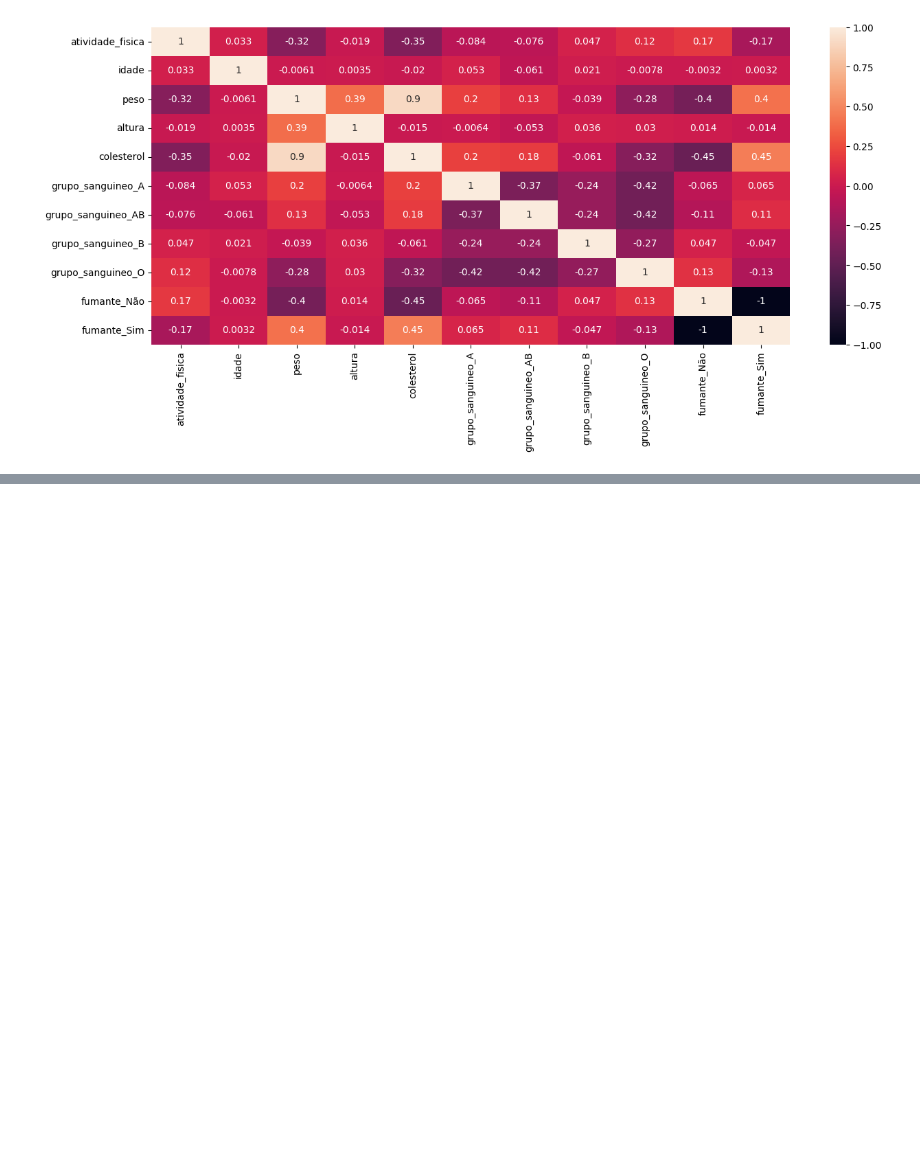
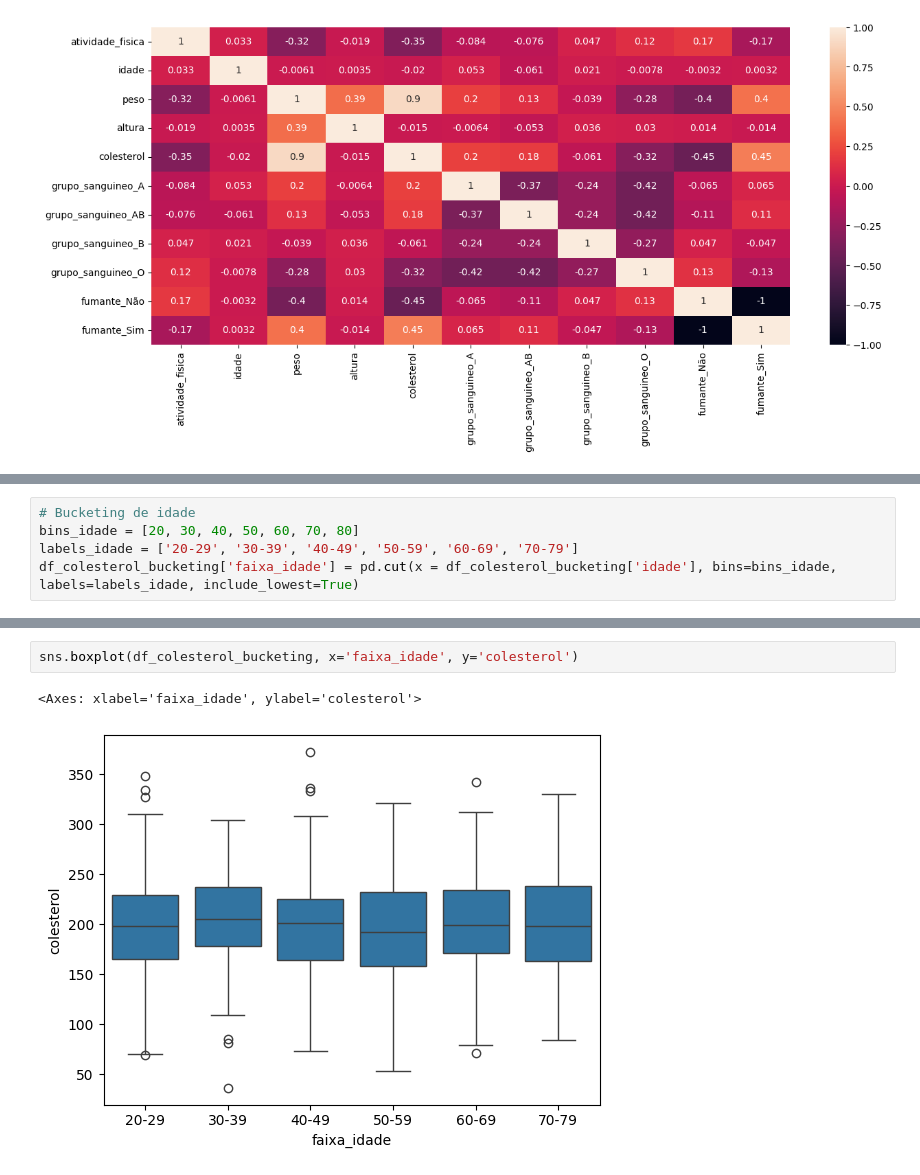
Before and after one commit to denniscosta13/inteligencia_artificial, a Jupyter notebook: mult_linear_reg/modelo_colesterol.ipynb, the cells around one changed output, grey strips where cells are left out. Cells and saved outputs as stored; diff of their text form; blank space fills up the shorter version.

```diff
--- a/mult_linear_reg/modelo_colesterol.ipynb
+++ b/mult_linear_reg/modelo_colesterol.ipynb
@@ -261,0 +265,5 @@ sns.heatmap(df_colesterol_eda.corr()[['colesterol']].sort_values(by='colesterol'
+# %%
+# Bucketing de idade
+bins_idade = [20, 30, 40, 50, 60, 70, 80]
+labels_idade = ['20-29', '30-39', '40-49', '50-59', '60-69', '70-79']
+df_colesterol_bucketing['faixa_idade'] = pd.cut(x = df_colesterol_bucketing['idade'], bins=bins_idade, labels=labels_idade, include_lowest=True)
@@ -261,0 +284,5 @@ sns.heatmap(df_colesterol_eda.corr()[['colesterol']].sort_values(by='colesterol'
+# %%
+sns.boxplot(df_colesterol_bucketing, x='faixa_idade', y='colesterol')
+# %% [output]
+<Axes: xlabel='faixa_idade', ylabel='colesterol'>
+[figure, added]
```
Also changed, not shown: parts of 10 cells of this notebook.
